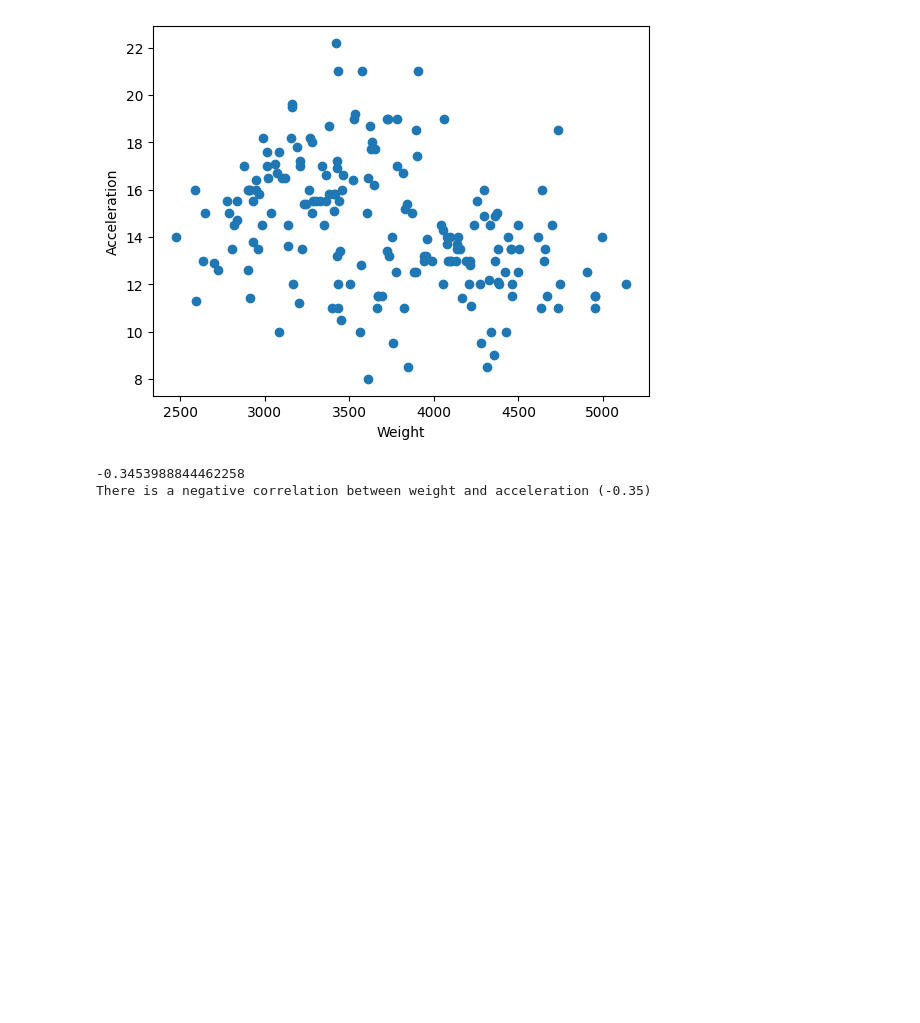
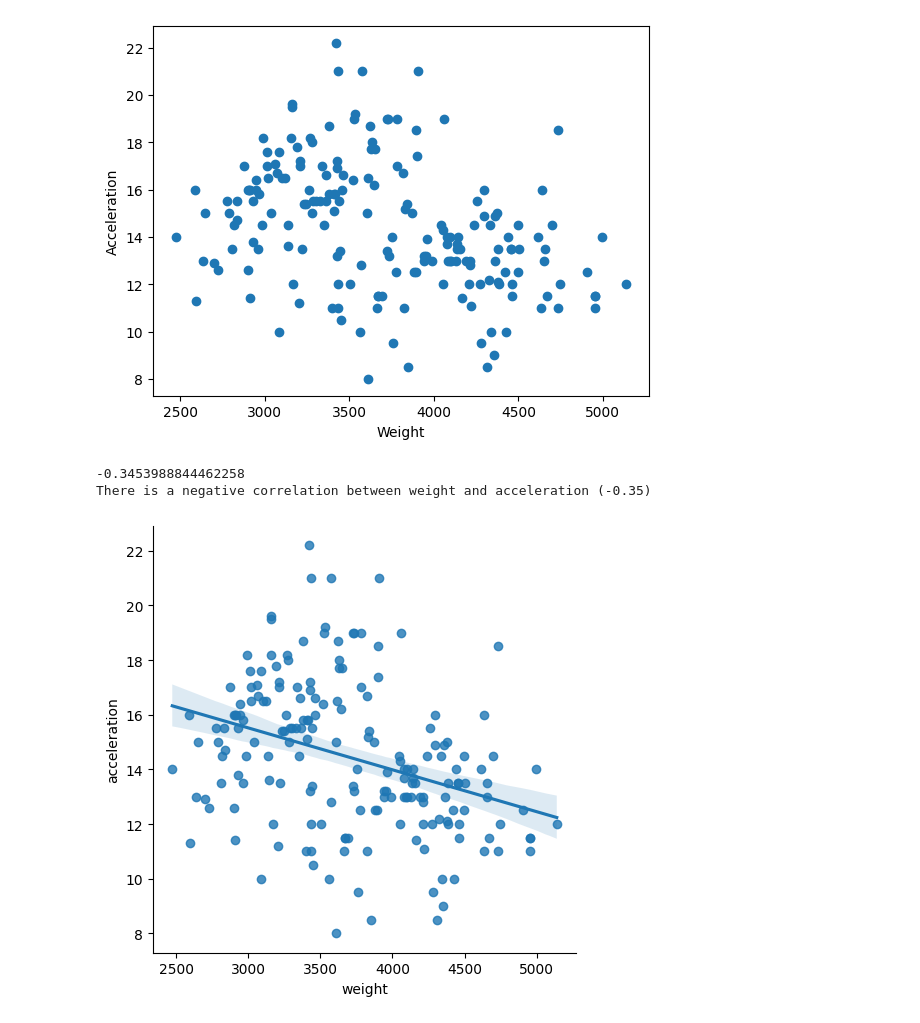
Before and after one commit to Danneftw1/Statistik, a Jupyter notebook: Inlämning.ipynb, the cells around one changed output. Cells and saved outputs as stored; diff of their text form; code cells hidden in the pictures; blank space fills up the shorter version.

Commit message:
added plot with regression line

```diff
--- a/Inlämning.ipynb
+++ b/Inlämning.ipynb
@@ -213,3 +213,13 @@ elif correlation < 0:
 [figure]
 -0.3453988844462258
 There is a negative correlation between weight and acceleration (-0.35)
+# %%
+df = df[(df["cylinders"] == 6) | (df["cylinders"] == 8)]
+
+correlation = df["weight"].corr(df["acceleration"])
+
+sns.lmplot(x='weight', y='acceleration', data=df)
+
+plt.show()
+# %% [output]
+[figure, added]
```
